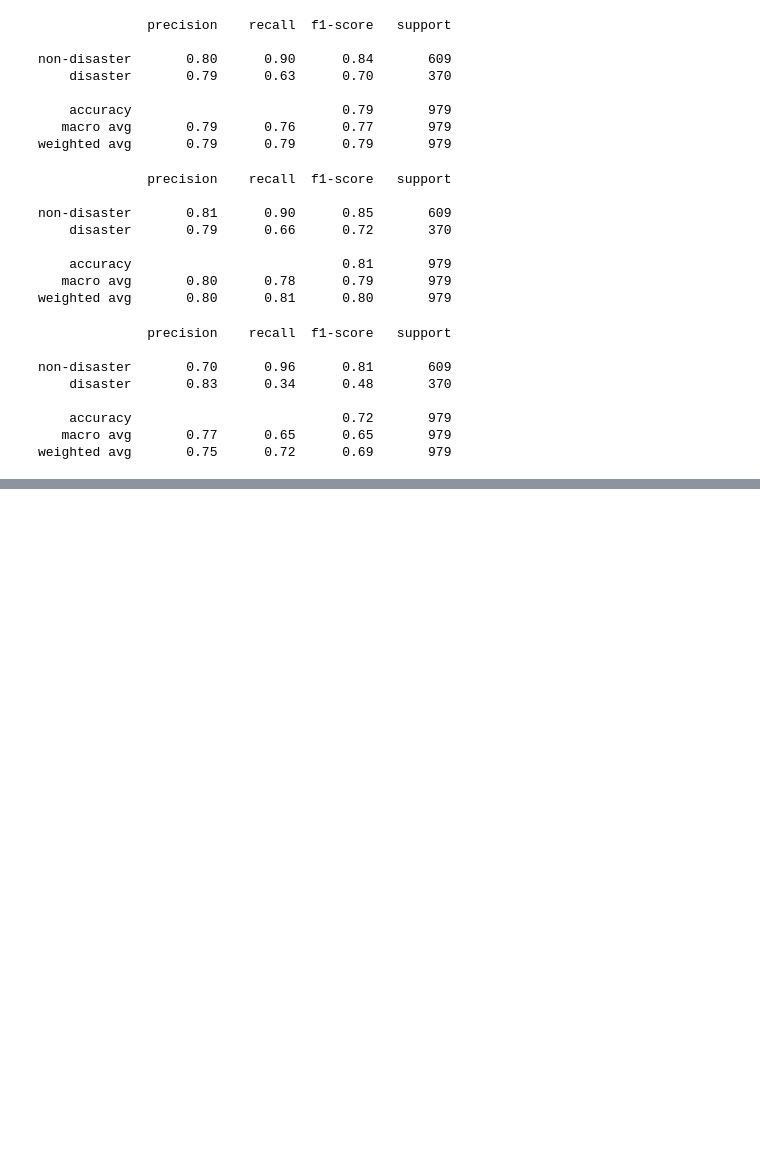
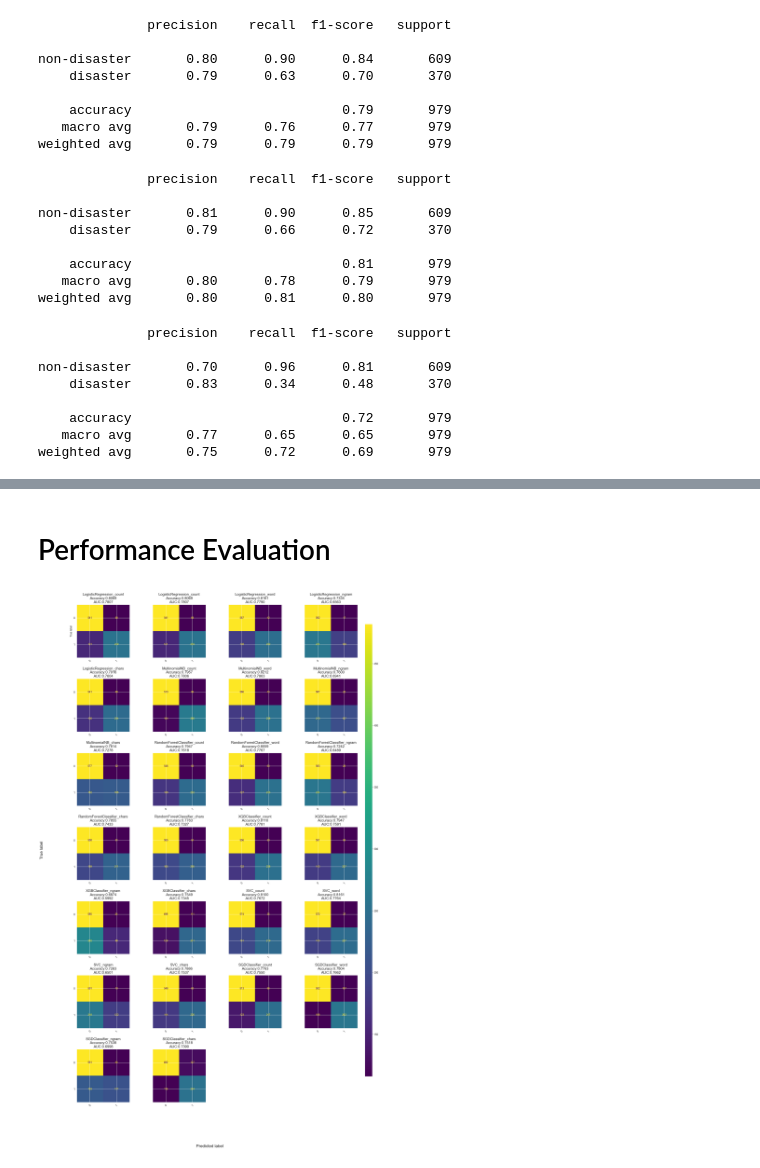
Before and after one commit to amin224/DisasterTweetDetection, a Jupyter notebook: AmnTest.ipynb, the cells around one changed output, grey strips where cells are left out. Cells and saved outputs as stored; diff of their text form; code cells hidden in the pictures; blank space fills up the shorter version.

```diff
--- a/AmnTest.ipynb
+++ b/AmnTest.ipynb
@@ -883,0 +1036,41 @@ weighted avg       0.79      0.79      0.78       979
+# %% [markdown]
+# Performance Evaluation
+# %%
+import matplotlib.pyplot as plt
+from sklearn.metrics import confusion_matrix, ConfusionMatrixDisplay, accuracy_score, roc_auc_score
+
+def display_all_confusion_matrix():
+    num_classifiers = len(list_clf_name)
+    cols = 4
+    rows = -(-num_classifiers // cols)
+
+    f, ax = plt.subplots(rows, cols, figsize=(20, rows * 5), sharey='row')
+    ax = ax.flatten()
+
+    for i in range(len(list_clf_name)):
+        cf_matrix = confusion_matrix(y_test, list_pred[i])
+        disp = ConfusionMatrixDisplay(cf_matrix)
+        disp.plot(ax=ax[i], xticks_rotation=45)
+        disp.ax_.set_title(list_clf_name[i]+"\nAccuracy:{accuracy:.4f}\nAUC:{auc:.4f}"
+                           .format(accuracy= accuracy_score(y_test, list_pred[i]),auc= roc_auc_score(y_test, list_pred[i])),
+                             fontsize=14)
+        disp.im_.colorbar.remove()
+        disp.ax_.set_xlabel('')
+        if i!=0:
+            disp.ax_.set_ylabel('')
+
+
+    for j in range(num_classifiers, len(ax)):
+        f.delaxes(ax[j])
+
+    f.text(0.5, 0.04, 'Predicted label', ha='center', fontsize=16)
+    f.text(0.04, 0.5, 'True label', va='center', rotation='vertical', fontsize=16)
+    plt.subplots_adjust(hspace=0.4, wspace=0.3)
+
+    cbar_ax = f.add_axes([0.92, 0.15, 0.02, 0.7])
+    f.colorbar(disp.im_, cax=cbar_ax)
+    plt.show()
+# %%
+display_all_confusion_matrix()
+# %% [output]
+[figure, added]
```
Also changed, not shown: parts of 67 cells of this notebook.
